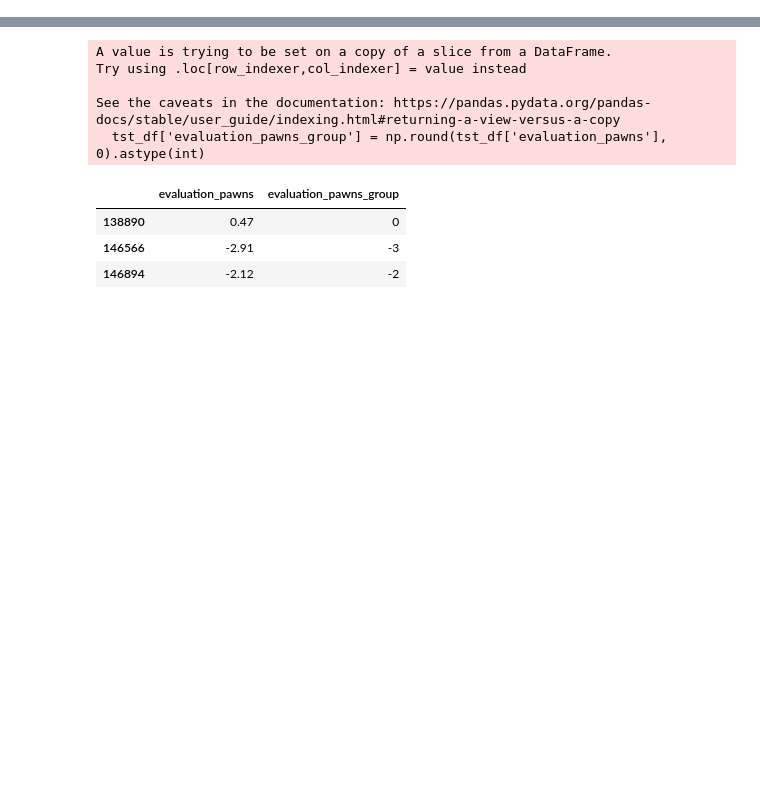
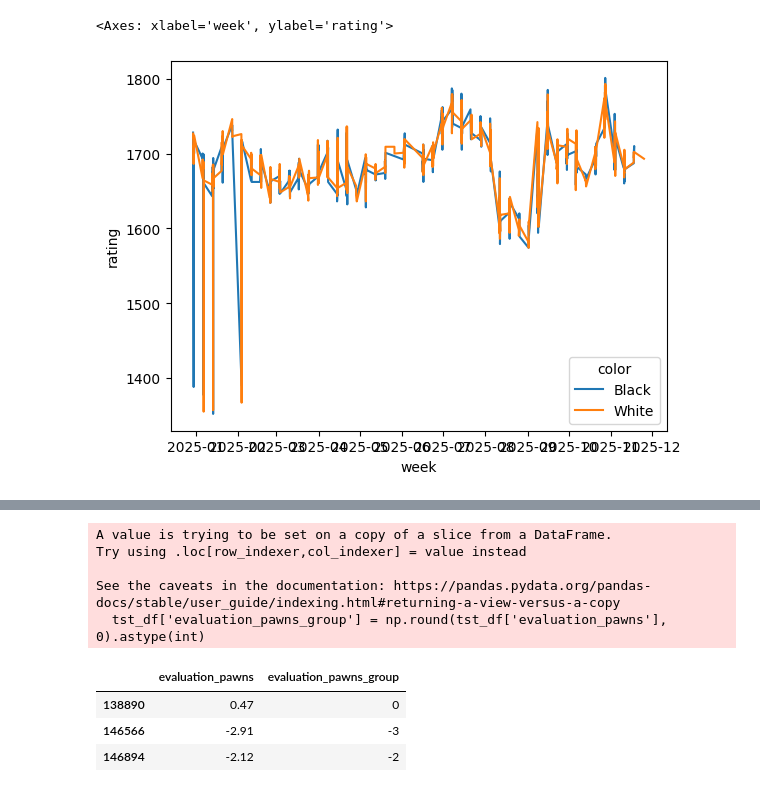
Before and after one commit to rosolimo212/chess_evaluater, a Jupyter notebook: tests.ipynb, the cells around one changed output, grey strips where cells are left out. Cells and saved outputs as stored; diff of their text form; code cells hidden in the pictures; blank space fills up the shorter version.

```diff
--- a/tests.ipynb
+++ b/tests.ipynb
@@ -55,0 +161,2 @@ def get_resorses(work_df, fields):
+# %%
+player_stat_df = get_player_stat(work_df, fields=['week', 'color'])
@@ -55,0 +170,10 @@ def get_resorses(work_df, fields):
+# %%
+sns.lineplot(
+    data=player_stat_df[player_stat_df['player'] == current_user_name],
+    x='week',
+    y='rating',
+    hue='color'
+)
+# %% [output]
+<Axes: xlabel='week', ylabel='rating'>
+[figure, added]
```
Also changed, not shown: parts of 27 cells of this notebook, 1 other file.
